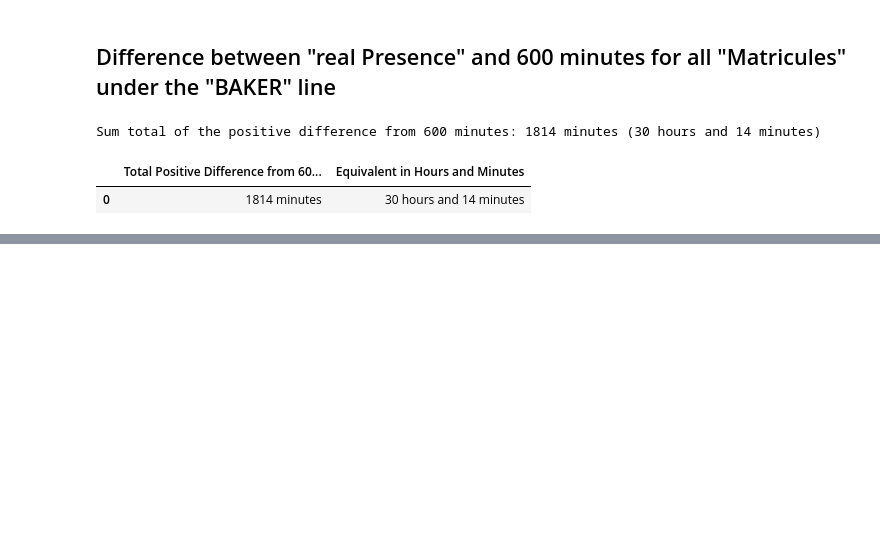
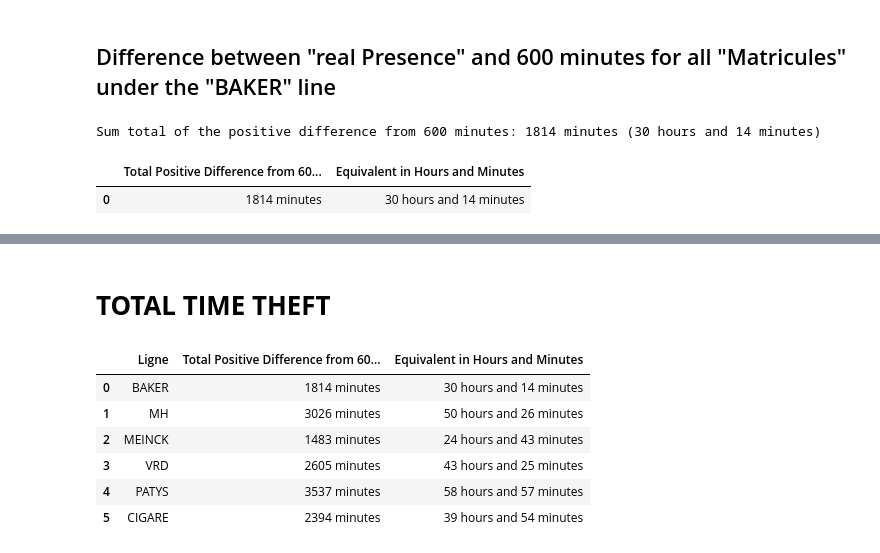
Before and after one commit to dsfdev2023/studentEvaluatiuon, a Jupyter notebook: HR_KPIS.ipynb, the cells around one changed output, grey strips where cells are left out. Saved outputs shown, nothing was run; the diff lists cells and outputs as text; code cells hidden in the pictures; blank space fills up the shorter version.

```diff
--- a/HR_KPIS.ipynb
+++ b/HR_KPIS.ipynb
@@ -332,0 +543,68 @@ Sum total of the positive difference from 600 minutes: 1814 minutes (30 hours an
+# %% [markdown]
+# **TOTAL TIME THEFT**
+# %%
+import pandas as pd
+from IPython.display import display
+
+# Define a function to convert "HH:MM" format to minutes
+def convert_to_minutes(time_str):
+    if isinstance(time_str, str):  # Check if the input is a string
+        hours, minutes = map(int, time_str.split(':'))
+        return hours * 60 + minutes
+    else:
+        return time_str  # If it's not a string, return as is
+
+# Define a function to calculate the positive difference only if 'real Presence' is less than 600 minutes
+def calculate_positive_difference(real_presence_minutes):
+    return max(600 - real_presence_minutes, 0)
+
+# Define a function to convert minutes to hours and minutes format
+def minutes_to_hours(minutes):
+    hours = minutes // 60
+    minutes = minutes % 60
+    return f"{hours} hours and {minutes:02d} minutes"
+
+# DataFrame to store the aggregated results for each 'Ligne'
+ligne_results = []
+
+# Loop through each unique non-null 'Ligne' value
+for ligne_value in df['Ligne'].dropna().unique():
+    df_ligne = df[df['Ligne'] == ligne_value].copy()
+
+    # Convert 'real Presence' from "HH:MM" format to minutes
+    df_ligne['real Presence Minutes'] = df_ligne['real Presence'].apply(convert_to_minutes)
+
+    # Group by 'Matricule' and sum 'real Presence Minutes'
+    aggregated_ligne = df_ligne.groupby('Matricule').agg({
+        'real Presence Minutes': 'sum'
+    }).reset_index()
+
+    # Apply the function to calculate the positive difference from 600 minutes
+    aggregated_ligne['Positive Difference from 600'] = aggregated_ligne['real Presence Minutes'].apply(calculate_positive_difference)
+
+    # Calculate the sum total of the positive differences for this 'Ligne'
+    sum_total_positive_difference = aggregated_ligne['Positive Difference from 600'].sum()
+
+    # Convert the sum total to hours and minutes format
+    total_difference_hours_minutes = minutes_to_hours(sum_total_positive_difference)
+
+    # Add the results to the DataFrame list
+    ligne_results.append({
+        'Ligne': ligne_value,
+        'Total Positive Difference from 600 Minutes': f"{sum_total_positive_difference} minutes",
+        'Equivalent in Hours and Minutes': total_difference_hours_minutes
+    })
+
+# Create a DataFrame from the results list
+results_df = pd.DataFrame(ligne_results)
+
+# Display the aggregated results for each 'Ligne'
+display(results_df)
+# %% [output]
+|  | Ligne | Total Positive Difference from 60... | Equivalent in Hours and Minutes |
+| 0 | BAKER | 1814 minutes | 30 hours and 14 minutes |
+| 1 | MH | 3026 minutes | 50 hours and 26 minutes |
+| 2 | MEINCK | 1483 minutes | 24 hours and 43 minutes |
+| 3 | VRD | 2605 minutes | 43 hours and 25 minutes |
+| 4 | PATYS | 3537 minutes | 58 hours and 57 minutes |
+| 5 | CIGARE | 2394 minutes | 39 hours and 54 minutes |
```
Also changed, not shown: parts of 4 cells of this notebook.
